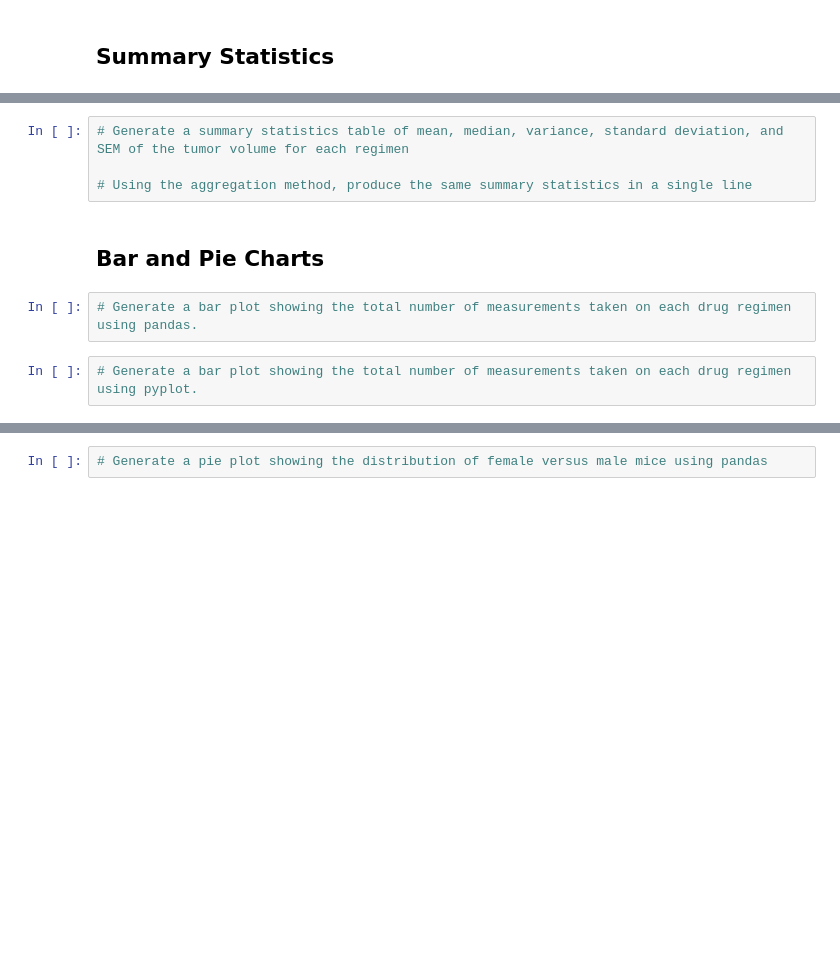
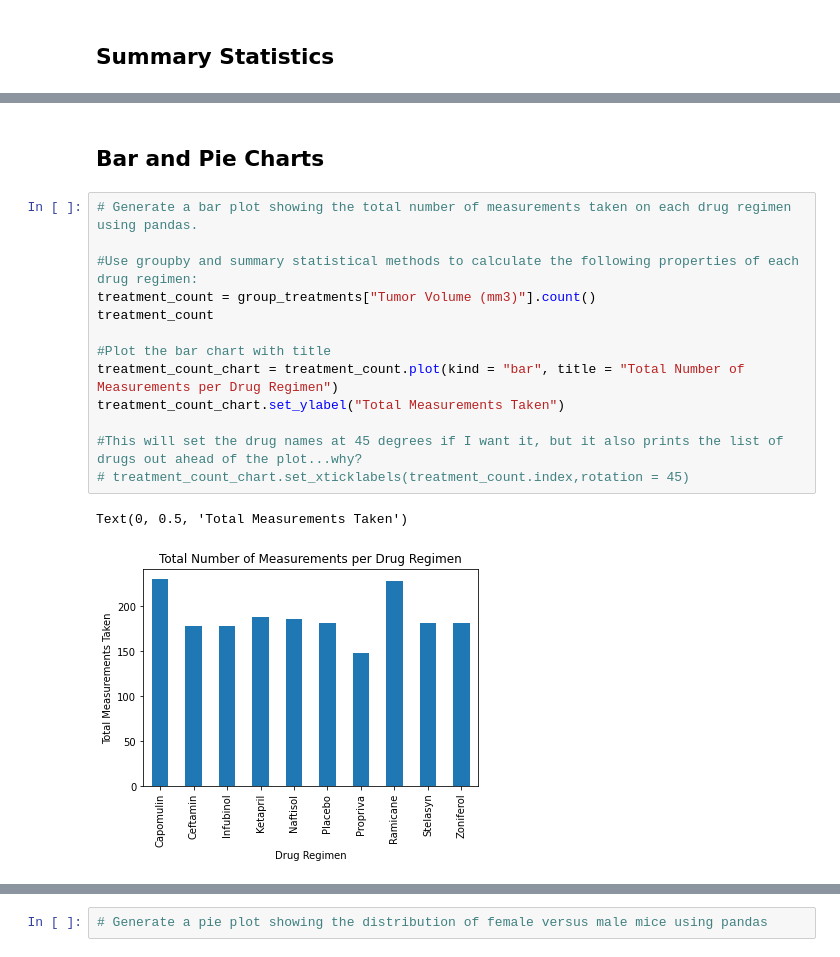
Before and after one commit to cayelsie/Fictional-pharmaceutical-drug-analysis, a Jupyter notebook: Pymaceuticals/pymaceuticals_main.ipynb, the cells around one changed output, grey strips where cells are left out. Cells and saved outputs as stored; diff of their text form; blank space fills up the shorter version.

Commit message:
First two bar charts solved

```diff
--- a/Pymaceuticals/pymaceuticals_main.ipynb
+++ b/Pymaceuticals/pymaceuticals_main.ipynb
@@ -147,10 +158,18 @@ Name: Tumor Volume (mm3), Length: 1642, dtype: float64
-# %%
-# Generate a summary statistics table of mean, median, variance, standard deviation, and SEM of the tumor volume for each regimen
-
-# Using the aggregation method, produce the same summary statistics in a single line
 # %% [markdown]
 ## Bar and Pie Charts
-# %%
-# Generate a bar plot showing the total number of measurements taken on each drug regimen using pandas.
-# %%
-# Generate a bar plot showing the total number of measurements taken on each drug regimen using pyplot.
+# %%
+# Generate a bar plot showing the total number of measurements taken on each drug regimen using pandas.
+
+#Use groupby and summary statistical methods to calculate the following properties of each drug regimen:
+treatment_count = group_treatments["Tumor Volume (mm3)"].count()
+treatment_count
+
+#Plot the bar chart with title
+treatment_count_chart = treatment_count.plot(kind = "bar", title = "Total Number of Measurements per Drug Regimen")
+treatment_count_chart.set_ylabel("Total Measurements Taken")
+
+#This will set the drug names at 45 degrees if I want it, but it also prints the list of drugs out ahead of the plot...why?
+# treatment_count_chart.set_xticklabels(treatment_count.index,rotation = 45)
+# %% [output]
+Text(0, 0.5, 'Total Measurements Taken')
+[figure, added]
```
Also changed, not shown: parts of 7 cells of this notebook.
